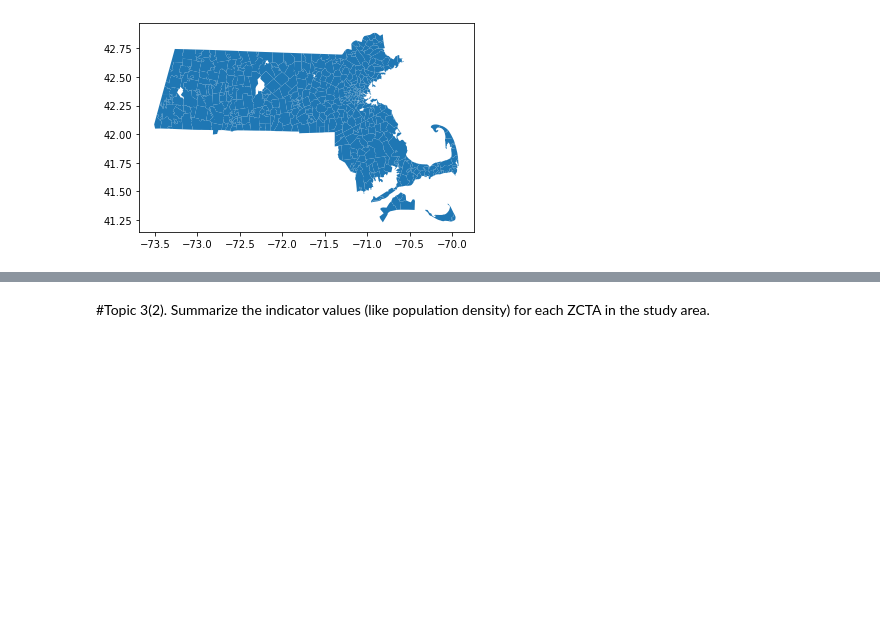
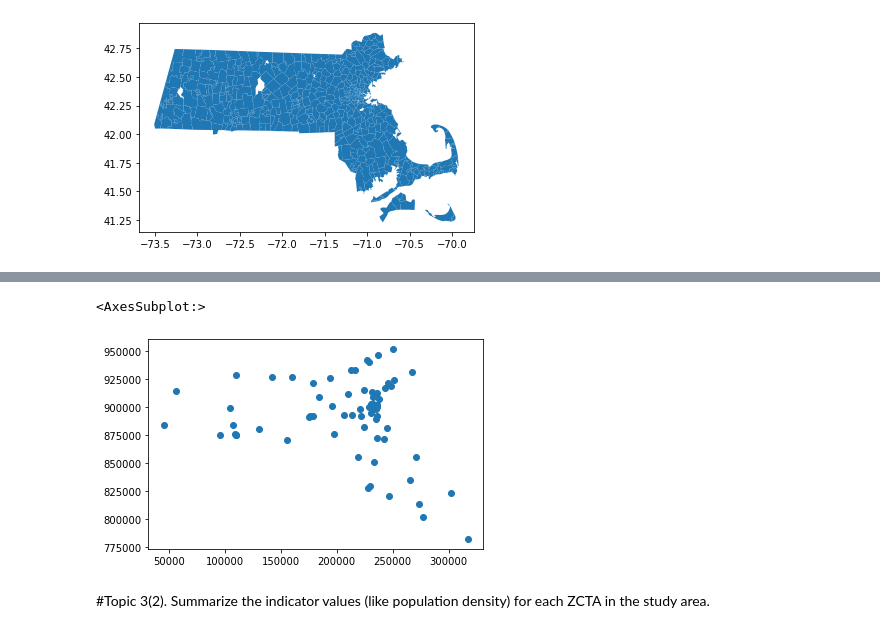
Before and after one commit to kameice97/uep239-finalproject, a Jupyter notebook: UEP 239 Final Assignment.ipynb, the cells around one changed output, grey strips where cells are left out. Drawn from its saved outputs; the diff is of its cells as text; code cells hidden in the pictures; blank space fills up the shorter version.

```diff
--- a/UEP 239 Final Assignment.ipynb
+++ b/UEP 239 Final Assignment.ipynb
@@ -499,5 +493,10 @@ zcta.plot()
 <AxesSubplot:>
 [figure]
 # %%
+from rasterio import features
+from rasterio.plot import show
+from affine import Affine
+import math
+from scipy import ndimage
 #reading in shapefiles. Should I be reading in and visualising all shapefiles here? yes Primary and supplemental?
-hospitals = gpd.read_file(r"C:\Users\caree\uep239-finalproject\Data\tl_2010_25_zcta510\tl_2010_25_zcta510\tl_2010_25_zcta510.shp")
+hospitals = gpd.read_file(r'C:\Users\caree\uep239-finalproject\Data\HOSPITALS_PT\HOSPITALS_PT\HOSPITALS_PT.shp')
@@ -505,0 +520,3 @@ from scipy import ndimage
+# %%
+# Try to switch crs
+hospitals = hospitals.to_crs('epsg:6491')
@@ -549,2 +590,7 @@ nearest_hospital.plot()
+# %%
+hospitals.plot()
+# %% [output]
+<AxesSubplot:>
+[figure, added]
 # %%
 #for acs data, merge to zcta and then plot. have to do this in order to be able to plot
```
Also changed, not shown: parts of 32 cells of this notebook, 1 other file.
